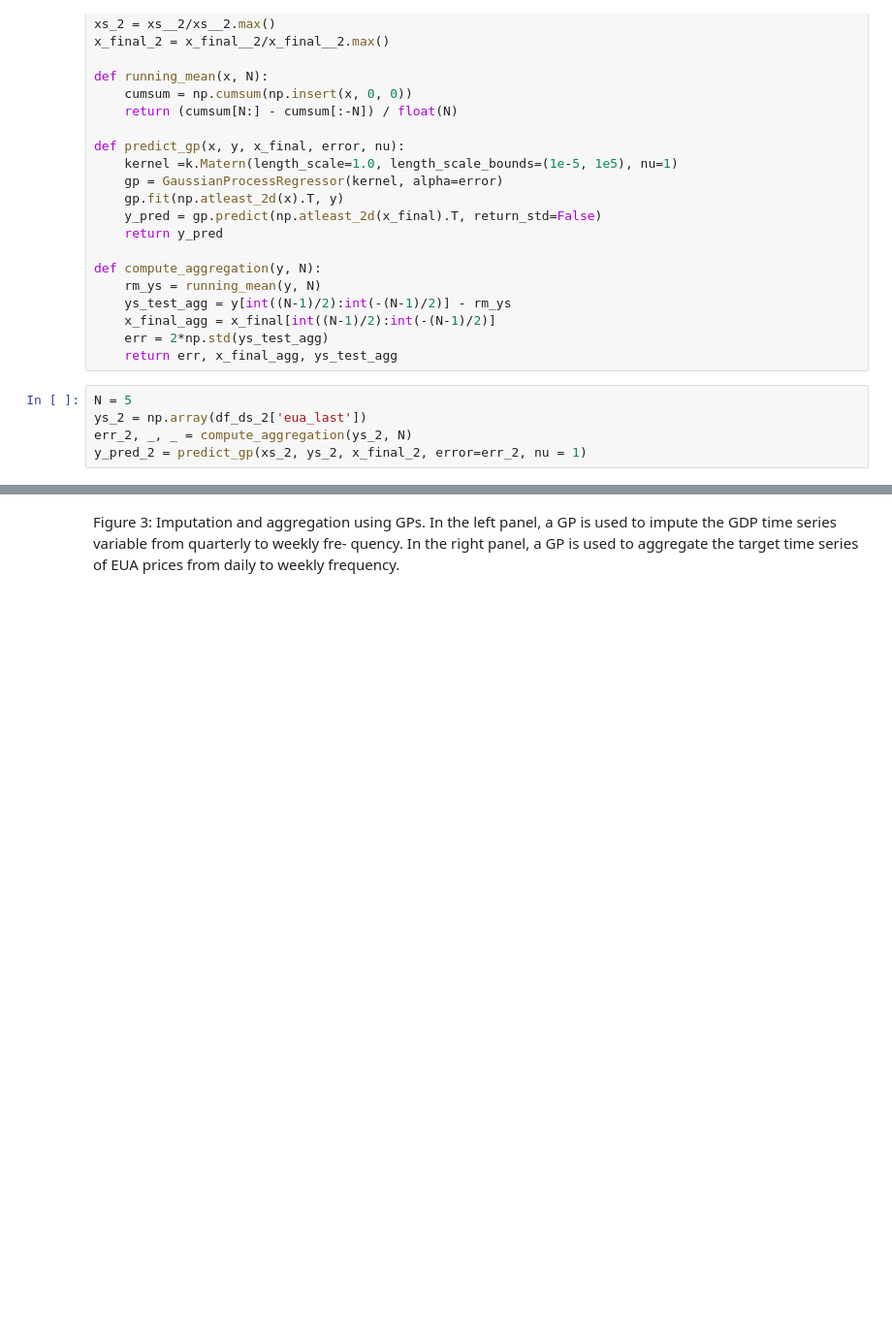
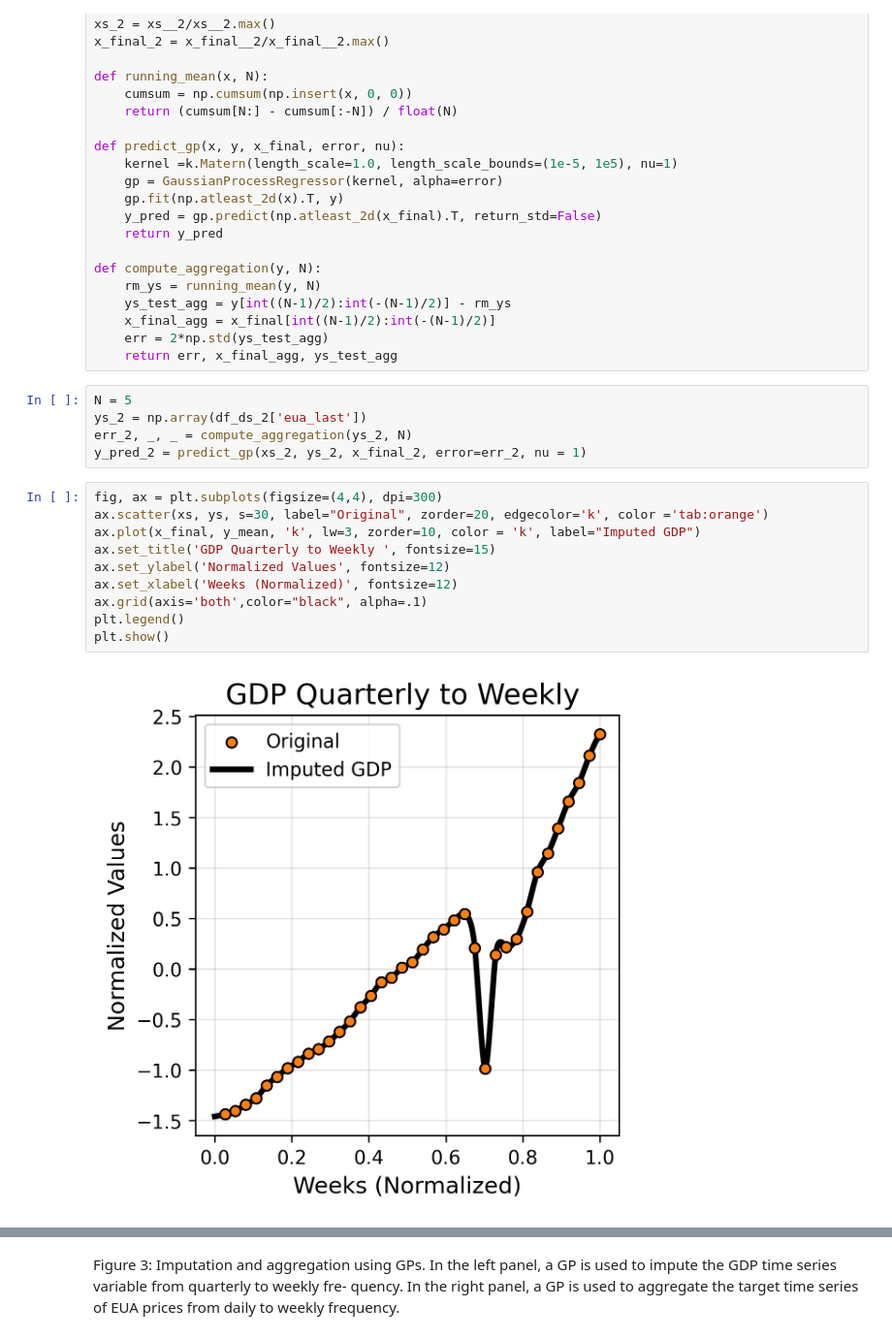
Before and after one commit to SaveChris/Inf-Imb-for-EUA23, a Jupyter notebook: SRC/Sec_3_Methodology.ipynb, the cells around one changed output, grey strips where cells are left out. Shown at 97% size. Drawn from its saved outputs; the diff is of its cells as text; blank space fills up the shorter version.

```diff
--- a/SRC/Sec_3_Methodology.ipynb
+++ b/SRC/Sec_3_Methodology.ipynb
@@ -57,3 +57,15 @@ N = 5
 ys_2 = np.array(df_ds_2['eua_last'])
 err_2, _, _ = compute_aggregation(ys_2, N)
 y_pred_2 = predict_gp(xs_2, ys_2, x_final_2, error=err_2, nu = 1)
+# %%
+fig, ax = plt.subplots(figsize=(4,4), dpi=300)
+ax.scatter(xs, ys, s=30, label="Original", zorder=20, edgecolor='k', color ='tab:orange')
+ax.plot(x_final, y_mean, 'k', lw=3, zorder=10, color = 'k', label="Imputed GDP")
+ax.set_title('GDP Quarterly to Weekly ', fontsize=15)
+ax.set_ylabel('Normalized Values', fontsize=12)
+ax.set_xlabel('Weeks (Normalized)', fontsize=12)
+ax.grid(axis='both',color="black", alpha=.1)
+plt.legend()
+plt.show()
+# %% [output]
+[figure, added]
```
Also changed, not shown: parts of 2 cells of this notebook, 1 other file.
